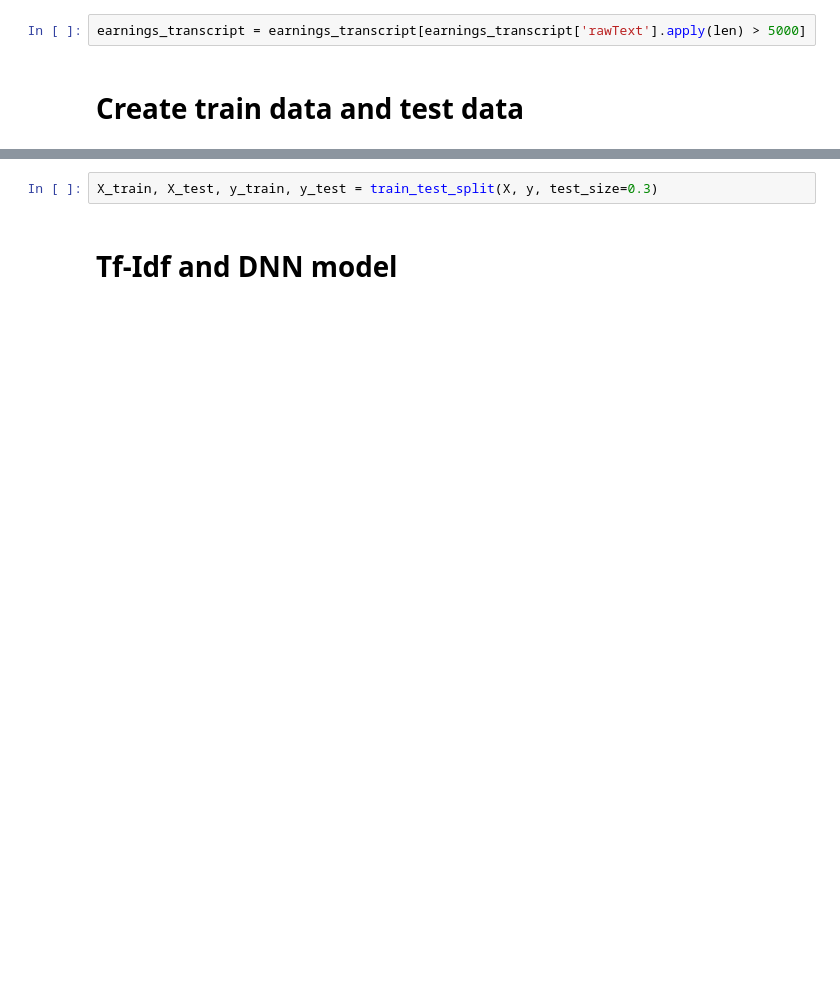
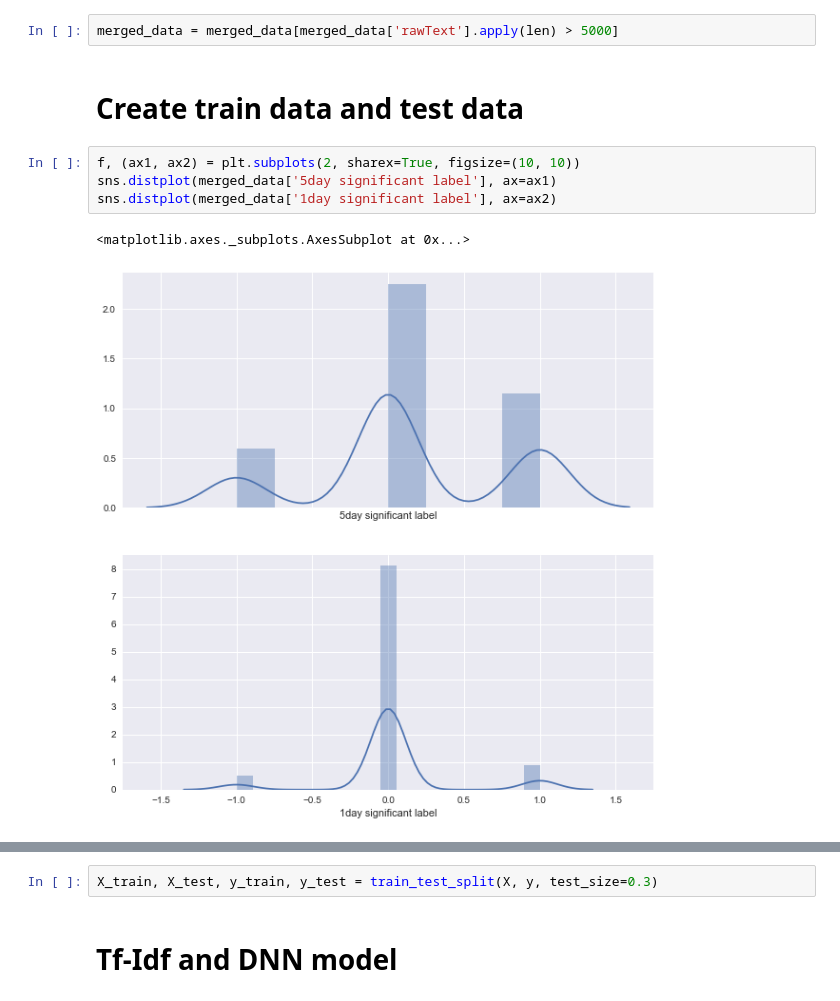
Before and after one commit to minimalgeek/Python, a Jupyter notebook: NLP/SeekingAlpha/SeekingAlpha sentiment analysis 2 - DNN.ipynb, the cells around one changed output, grey strips where cells are left out. Saved outputs shown, nothing was run; the diff lists cells and outputs as text; blank space fills up the shorter version.

```diff
--- a/NLP/SeekingAlpha/SeekingAlpha sentiment analysis 2 - DNN.ipynb
+++ b/NLP/SeekingAlpha/SeekingAlpha sentiment analysis 2 - DNN.ipynb
@@ -202,4 +207,11 @@ len(shorts)
 # %%
-earnings_transcript = earnings_transcript[earnings_transcript['rawText'].apply(len) > 5000]
+merged_data = merged_data[merged_data['rawText'].apply(len) > 5000]
 # %% [markdown]
 # Create train data and test data
+# %%
+f, (ax1, ax2) = plt.subplots(2, sharex=True, figsize=(10, 10))
+sns.distplot(merged_data['5day significant label'], ax=ax1)
+sns.distplot(merged_data['1day significant label'], ax=ax2)
+# %% [output]
+<matplotlib.axes._subplots.AxesSubplot at 0x...>
+[figure, added]
```
Also changed, not shown: parts of 35 cells of this notebook.
